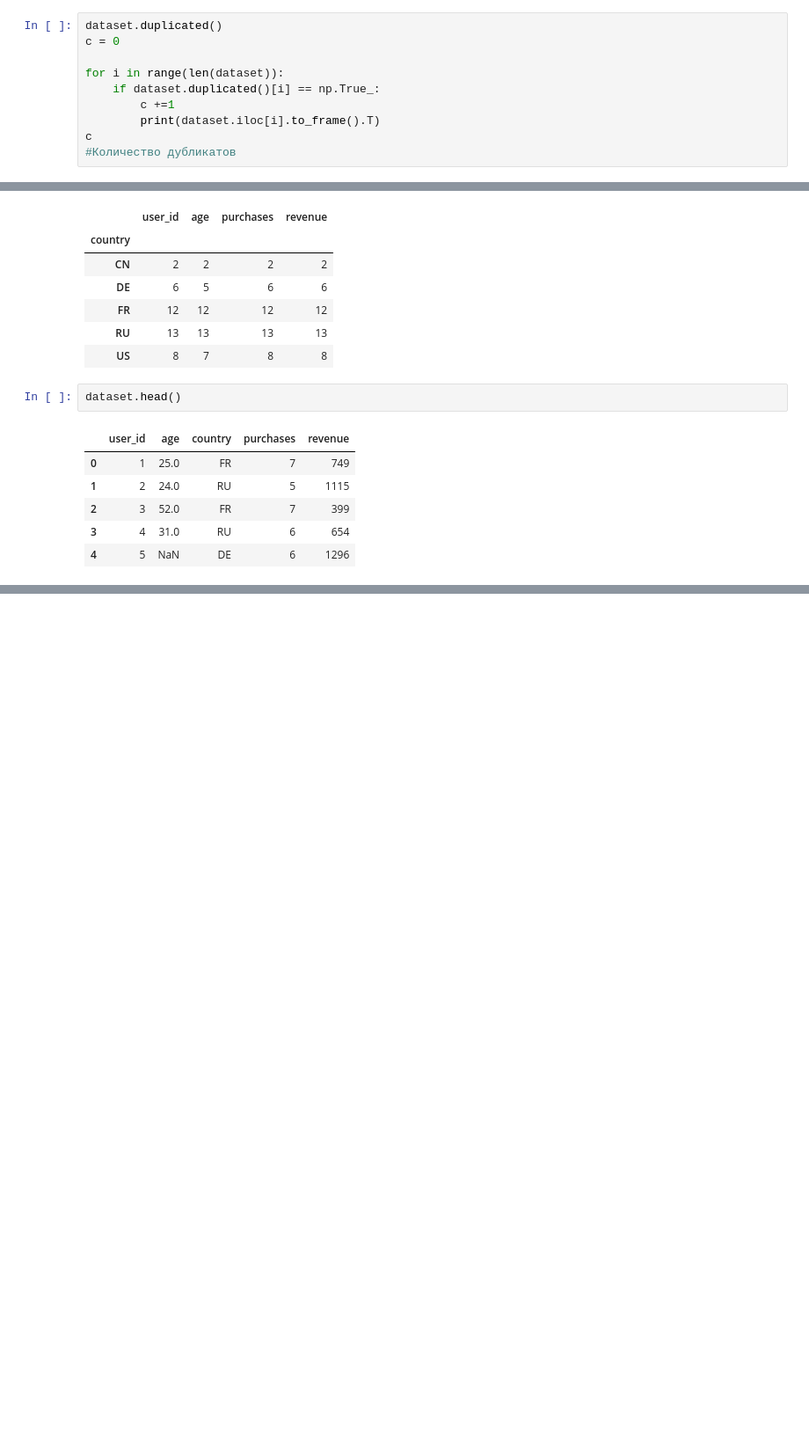
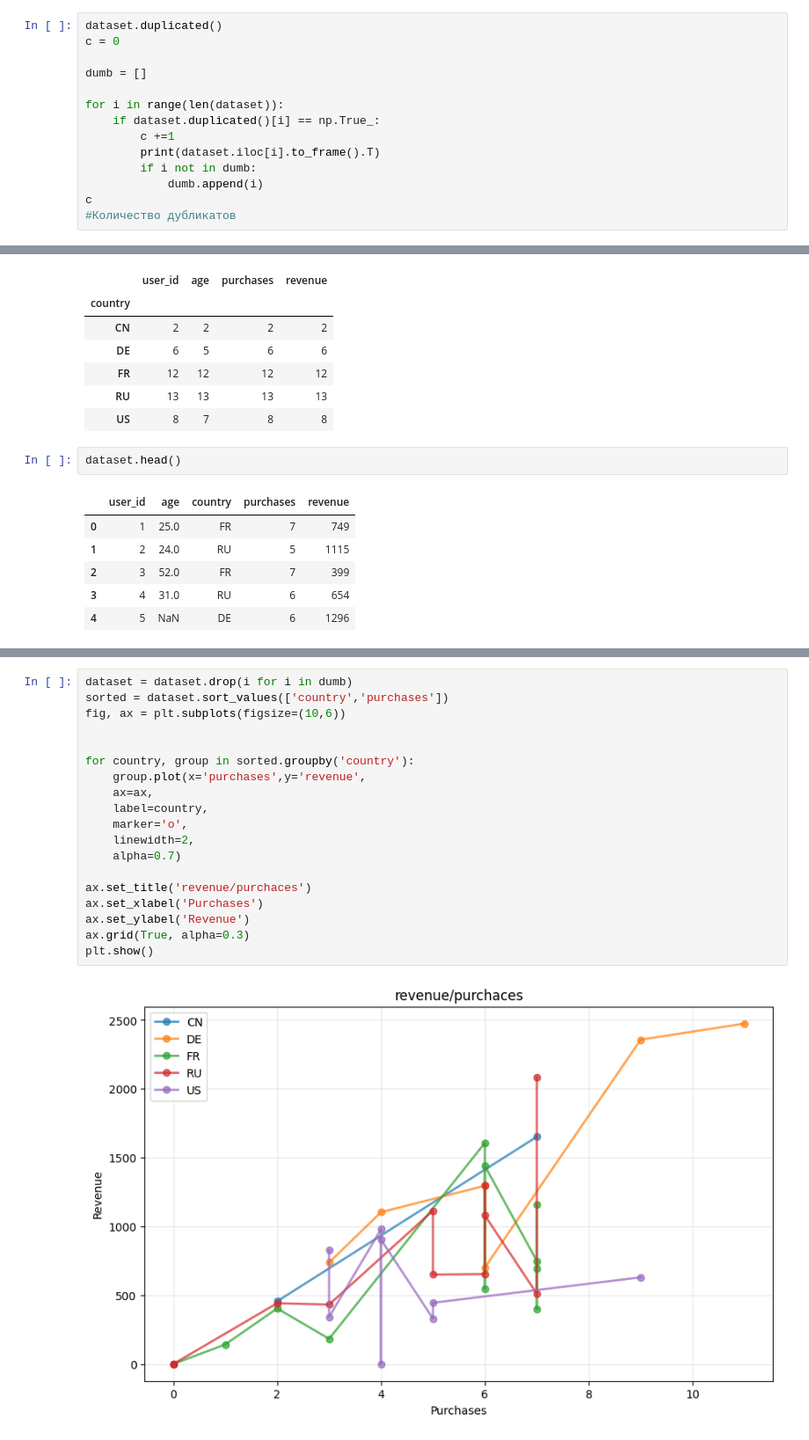
Before and after one commit to BinGineer/DPO_III, a Jupyter notebook: homeworks/HW02/HW02.ipynb, the cells around one changed output, grey strips where cells are left out. Shown: that part at 88% size. Drawn from its saved outputs; the diff is of its cells as text; blank space fills up the shorter version.

```diff
--- a/homeworks/HW02/HW02.ipynb
+++ b/homeworks/HW02/HW02.ipynb
@@ -69,11 +69,15 @@ dtype: float64
 # %%
 dataset.duplicated()
 c = 0
+
+dumb = []
 
 for i in range(len(dataset)):
     if dataset.duplicated()[i] == np.True_:
         c +=1
         print(dataset.iloc[i].to_frame().T)
+        if i not in dumb:
+            dumb.append(i)
 c
 #Количество дубликатов
 # %% [output]
@@ -137,0 +256,21 @@ dataset.head()
+# %%
+dataset = dataset.drop(i for i in dumb)
+sorted = dataset.sort_values(['country','purchases'])
+fig, ax = plt.subplots(figsize=(10,6))
+
+
+for country, group in sorted.groupby('country'):
+    group.plot(x='purchases',y='revenue',
+    ax=ax,
+    label=country,
+    marker='o',
+    linewidth=2,
+    alpha=0.7)
+
+ax.set_title('revenue/purchaces')
+ax.set_xlabel('Purchases')
+ax.set_ylabel('Revenue')
+ax.grid(True, alpha=0.3)
+plt.show()
+# %% [output]
+[figure, added]
```
Also changed, not shown: parts of 11 cells of this notebook, 15 other files.
